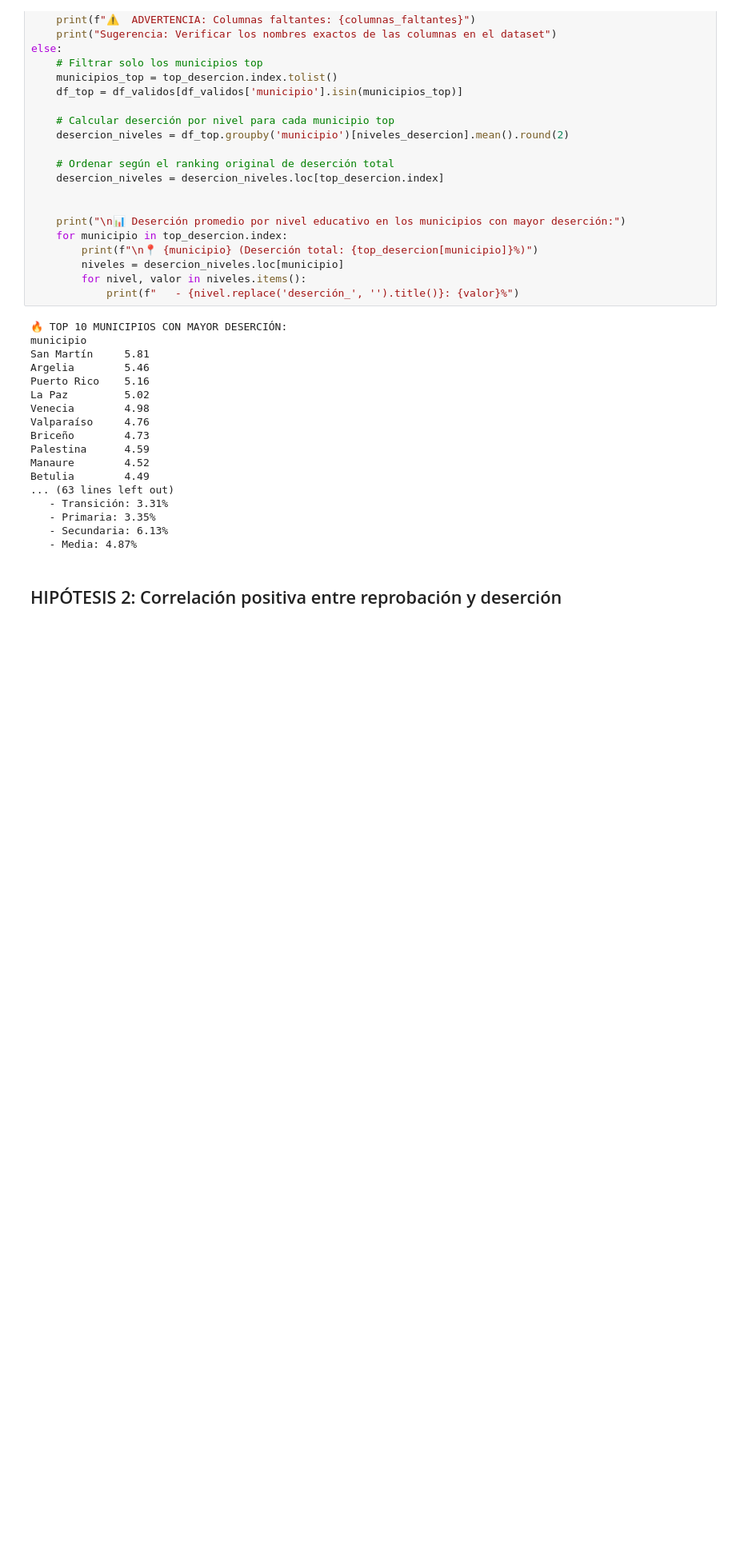
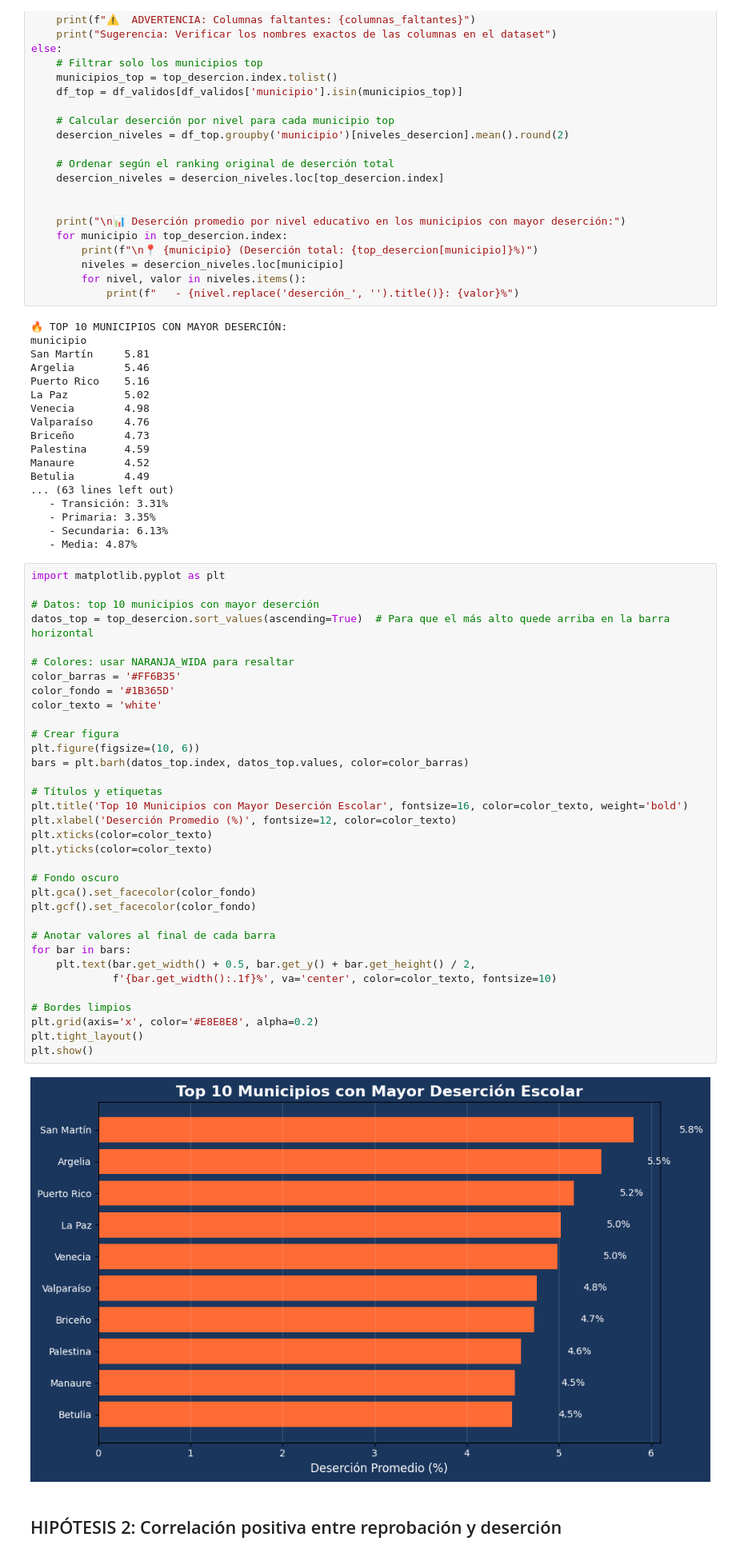
Before and after one commit to Yelettni/Final_WIDA, a Jupyter notebook: notebooks/EDUCACION_COLOMBIA.ipynb, the cells around one changed output. Shown: that part at 80% size. Saved outputs shown, nothing was run; the diff lists cells and outputs as text; blank space fills up the shorter version.

```diff
--- a/notebooks/EDUCACION_COLOMBIA.ipynb
+++ b/notebooks/EDUCACION_COLOMBIA.ipynb
@@ -874,6 +944,42 @@ Betulia        4.49
    - Primaria: 3.35%
    - Secundaria: 6.13%
    - Media: 4.87%
+# %%
+import matplotlib.pyplot as plt
+
+# Datos: top 10 municipios con mayor deserción
+datos_top = top_desercion.sort_values(ascending=True)  # Para que el más alto quede arriba en la barra horizontal
+
+# Colores: usar NARANJA_WIDA para resaltar
+color_barras = '#FF6B35'
+color_fondo = '#1B365D'
+color_texto = 'white'
+
+# Crear figura
+plt.figure(figsize=(10, 6))
+bars = plt.barh(datos_top.index, datos_top.values, color=color_barras)
+
+# Títulos y etiquetas
+plt.title('Top 10 Municipios con Mayor Deserción Escolar', fontsize=16, color=color_texto, weight='bold')
+plt.xlabel('Deserción Promedio (%)', fontsize=12, color=color_texto)
+plt.xticks(color=color_texto)
+plt.yticks(color=color_texto)
+
+# Fondo oscuro
+plt.gca().set_facecolor(color_fondo)
+plt.gcf().set_facecolor(color_fondo)
+
+# Anotar valores al final de cada barra
+for bar in bars:
+    plt.text(bar.get_width() + 0.5, bar.get_y() + bar.get_height() / 2,
+             f'{bar.get_width():.1f}%', va='center', color=color_texto, fontsize=10)
+
+# Bordes limpios
+plt.grid(axis='x', color='#E8E8E8', alpha=0.2)
+plt.tight_layout()
+plt.show()
+# %% [output]
+[figure, added]
 # %% [markdown]
 ## HIPÓTESIS 2: Correlación positiva entre reprobación y deserción
 # %%
```
Also changed, not shown: parts of 14 cells of this notebook.
